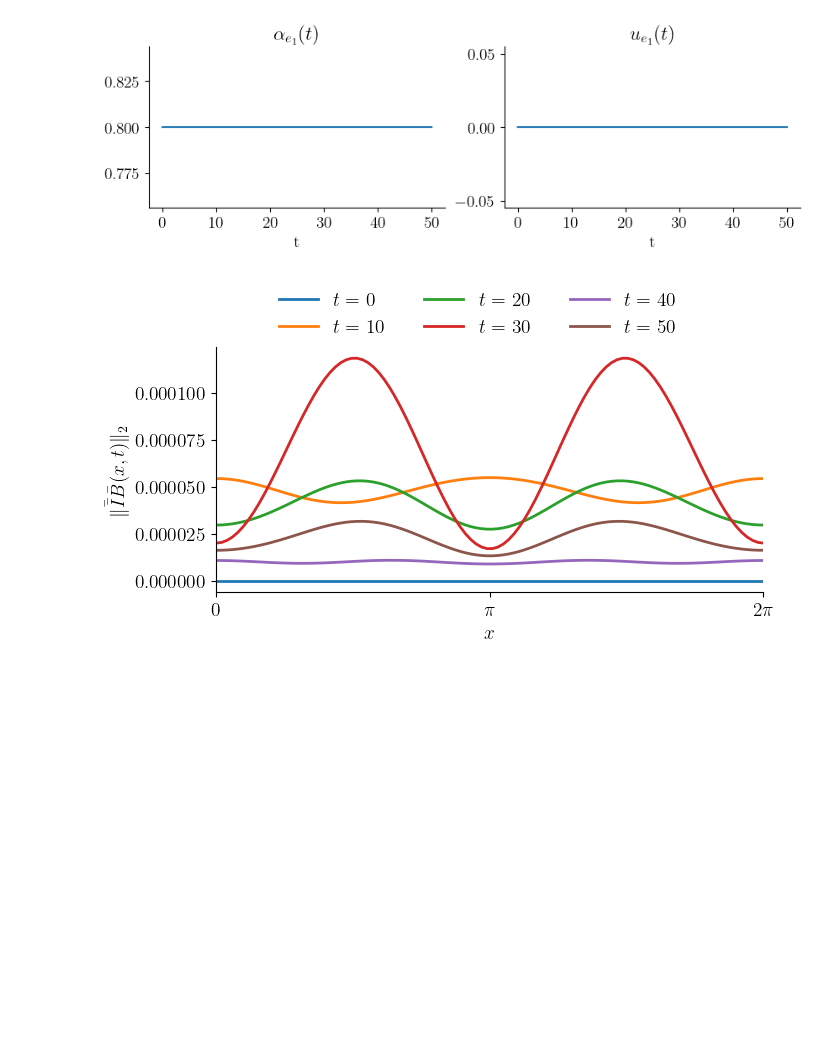
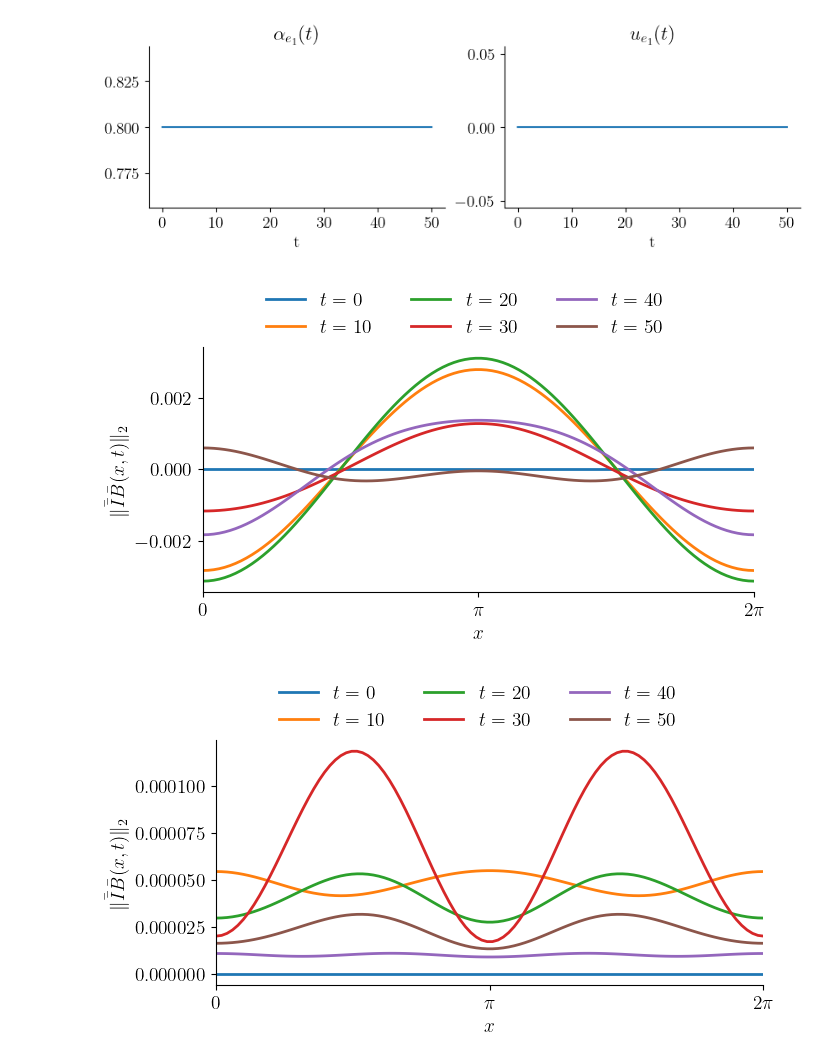
Before and after one commit to opaliss/mixed_methods, a Jupyter notebook: analysis/mixed_method_2/weak_landau_damping_mixed_method_2.ipynb, the cells around one changed output. Saved outputs shown, nothing was run; the diff lists cells and outputs as text; code cells hidden in the pictures; blank space fills up the shorter version.

```diff
--- a/analysis/mixed_method_2/weak_landau_damping_mixed_method_2.ipynb
+++ b/analysis/mixed_method_2/weak_landau_damping_mixed_method_2.ipynb
@@ -163,6 +163,25 @@ for ii in np.arange(0, len(sol_midpoint_t)):
 
     E_midpoint[:-1, ii] = gmres_solver(rhs=rho, D=setup.D, D_inv=setup.D_inv, a_tol=1e-12, r_tol=1e-12)
     E_midpoint[-1, ii] = E_midpoint[0, ii]
+# %%
+if setup.construct_integrals:
+    fig, ax = plt.subplots(figsize=(7, 4))
+    for tt in np.arange(0, len(sol_midpoint_t), 1000):
+        ax.plot(x, (setup.I_int_complement[:setup.Nv_e1, :setup.Nv_e2] @ state_e_L[:, :, tt])[0, :], label="$t=$ " + str(int(sol_midpoint_t[tt])), linewidth=2)
+    ax.set_xlabel("$x$")
+    ax.set_xticks([0, np.pi, 2*np.pi])
+    ax.set_xticklabels(["$0$", "$\pi$", "$2\pi$"])
+    ax.set_xlim(0, 2*np.pi)
+    plt.legend()
+    ax.spines['right'].set_visible(False)
+    ax.spines['top'].set_visible(False)
+    ax.set_ylabel(r"$\|\bar{\bar{I}} \bar{B}(x, t) \|_{2}$")
+    legend = ax.legend(ncols=3, fontsize=14, loc=(0.1, 1.01))
+    legend.get_frame().set_alpha(0)
+    plt.tight_layout()
+    plt.savefig("../../figures/mixed_method_2/weak_landau/weak_landau_mm2_violation_of_constraint.png", dpi=300)
+# %% [output]
+[figure, added]
 # %%
 if setup.construct_integrals:
     fig, ax = plt.subplots(figsize=(7, 4))
```
Also changed, not shown: 3 other files.
